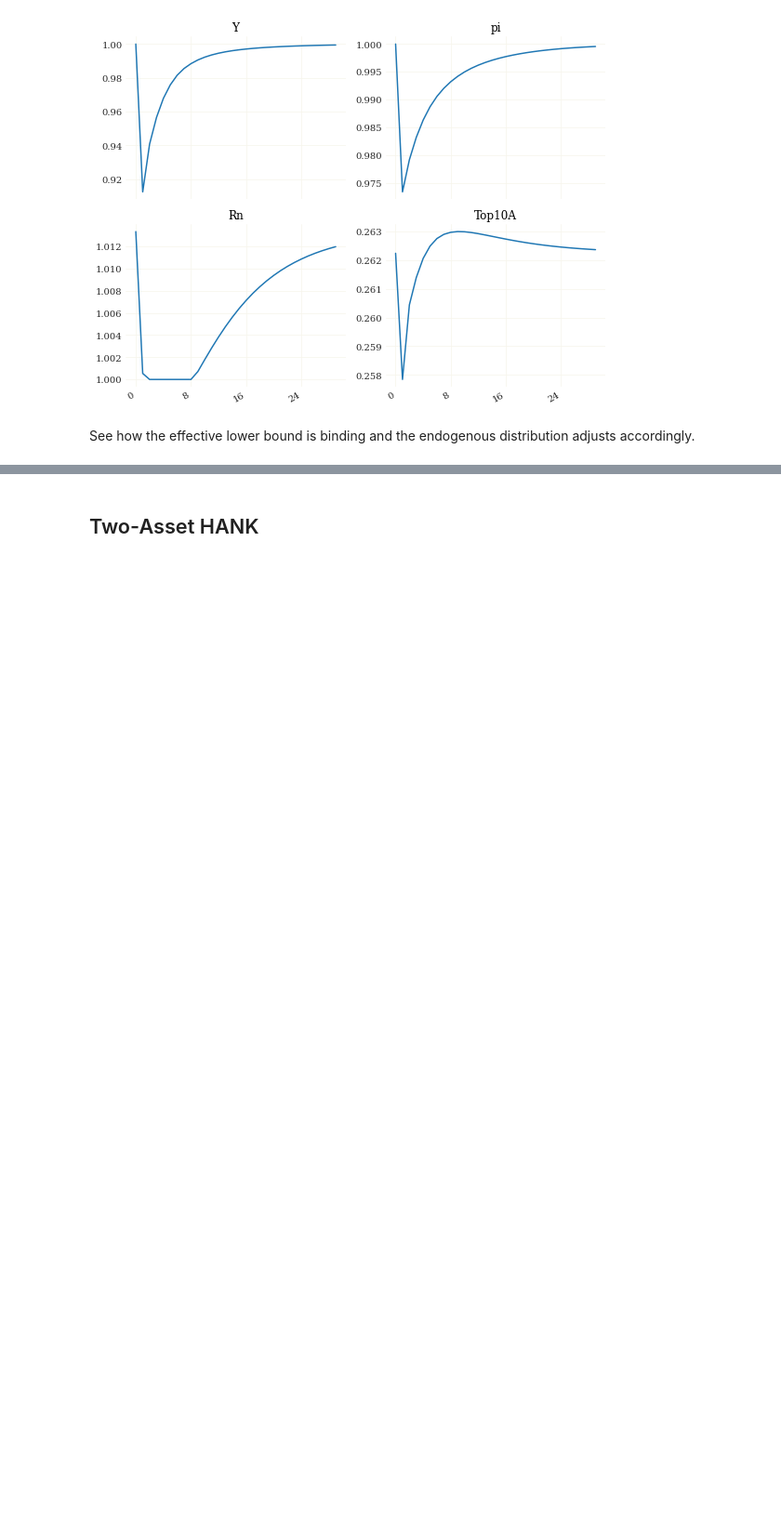
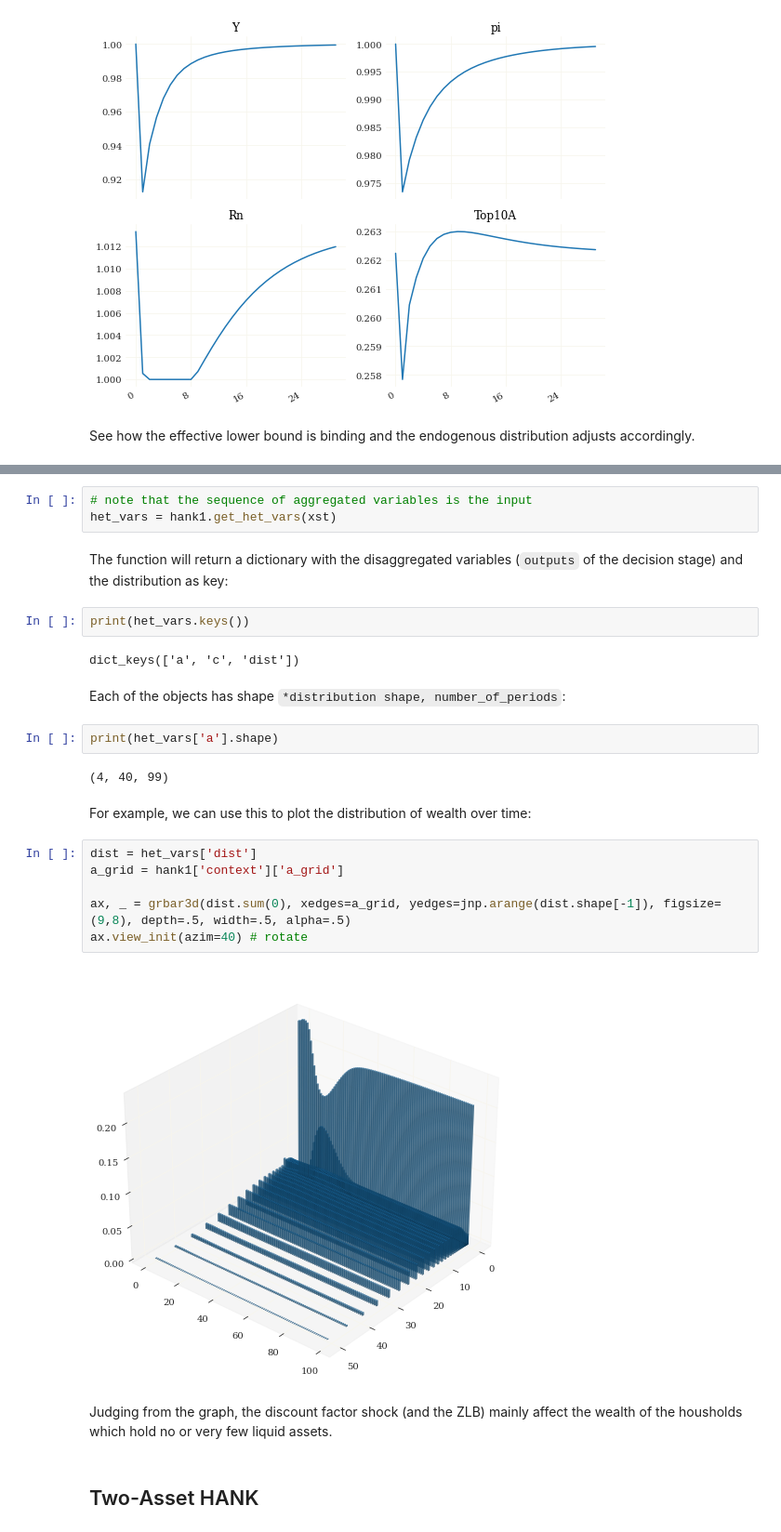
Before and after one commit to gboehl/econpizza, a Jupyter notebook: docs/tutorial.ipynb, the cells around one changed output, grey strips where cells are left out. Shown: that part at 93% size. Drawn from its saved outputs; the diff is of its cells as text; blank space fills up the shorter version.

Commit message:
allow full aggregate distribution

```diff
--- a/docs/tutorial.ipynb
+++ b/docs/tutorial.ipynb
@@ -171,3 +173,30 @@ See how the effective lower bound is binding and the endogenous distribution adj
+# %%
+# note that the sequence of aggregated variables is the input
+het_vars = hank1.get_het_vars(xst)
+# %% [markdown]
+The function will return a dictionary with the disaggregated variables (``outputs`` of the decision stage) and the distribution as key:
+# %%
+print(het_vars.keys())
+# %% [output]
+dict_keys(['a', 'c', 'dist'])
+# %% [markdown]
+Each of the objects has shape ``*distribution shape, number_of_periods``:
+# %%
+print(het_vars['a'].shape)
+# %% [output]
+(4, 40, 99)
+# %% [markdown]
+For example, we can use this to plot the distribution of wealth over time:
+# %%
+dist = het_vars['dist']
+a_grid = hank1['context']['a_grid']
+
+ax, _ = grbar3d(dist.sum(0), xedges=a_grid, yedges=jnp.arange(dist.shape[-1]), figsize=(9,8), depth=.5, width=.5, alpha=.5)
+ax.view_init(azim=40) # rotate
+# %% [output]
+[figure, added]
+# %% [markdown]
+Judging from the graph, the discount factor shock (and the ZLB) mainly affect the wealth of the housholds which hold no or very few liquid assets.
 # %% [markdown]
 ## Two-Asset HANK
 # %% [markdown]
```
Also changed, not shown: parts of 7 cells of this notebook, 6 other files.
